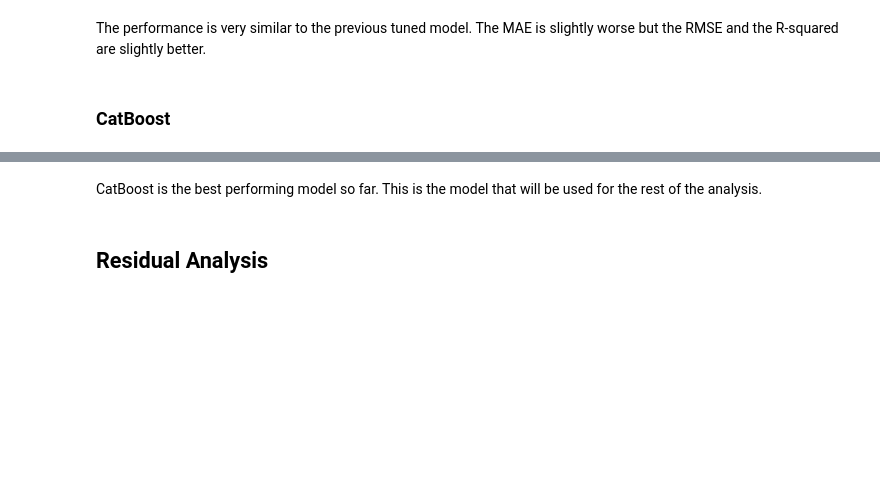
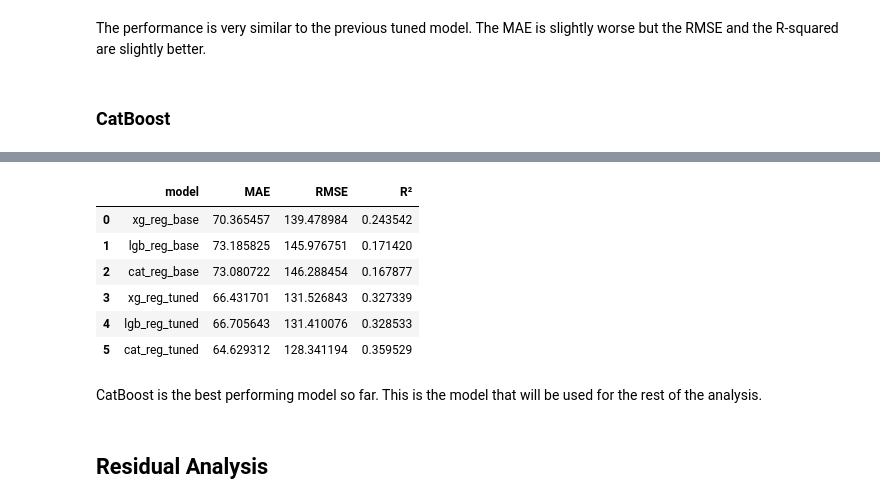
Before and after one commit to nadpierre/stm-transit-delay-prediction, a Jupyter notebook: notebooks/data_modeling.ipynb, the cells around one changed output, grey strips where cells are left out. Cells and saved outputs as stored; diff of their text form; code cells hidden in the pictures; blank space fills up the shorter version.

```diff
--- a/notebooks/data_modeling.ipynb
+++ b/notebooks/data_modeling.ipynb
@@ -164,8 +164,8 @@ Did not meet early stopping. Best iteration is:
 # Evaluate model
 y_pred = lgb_reg_base.predict(X_val)
 
-reg_metrics_df = add_reg_metrics(reg_metrics_df, y_pred, y_val, 'lgb_reg_base')
-reg_metrics_df
+metrics_df = add_reg_metrics(metrics_df, y_pred, y_val, 'lgb_reg_base')
+metrics_df
 # %% [output]
 |  | model | MAE | RMSE | R² |
 | 0 | xg_reg_base | 70.365457 | 139.478984 | 0.243542 |
@@ -205,8 +205,8 @@ bestIteration = 99
 # Evaluate model
 y_pred = cat_reg_base.predict(X_val)
 
-reg_metrics_df = add_reg_metrics(reg_metrics_df, y_pred, y_val, 'cat_reg_base')
-reg_metrics_df
+metrics_df = add_reg_metrics(metrics_df, y_pred, y_val, 'cat_reg_base')
+metrics_df
 # %% [output]
 |  | model | MAE | RMSE | R² |
 | 0 | xg_reg_base | 70.365457 | 139.478984 | 0.243542 |
@@ -300,8 +300,8 @@ xg_reg_tuned = xgb.train(
 # Evaluate model
 y_pred = xg_reg_tuned.predict(xg_val_data)
 
-reg_metrics_df = add_reg_metrics(reg_metrics_df, y_pred, y_val, 'xg_reg_tuned')
-reg_metrics_df
+metrics_df = add_reg_metrics(metrics_df, y_pred, y_val, 'xg_reg_tuned')
+metrics_df
 # %% [output]
 |  | model | MAE | RMSE | R² |
 | 0 | xg_reg_base | 70.365457 | 139.478984 | 0.243542 |
@@ -401,8 +401,8 @@ Did not meet early stopping. Best iteration is:
 # Evaluate model
 y_pred = lgb_reg_tuned.predict(X_val)
 
-reg_metrics_df = add_reg_metrics(reg_metrics_df, y_pred, y_val, 'lgb_reg_tuned')
-reg_metrics_df
+metrics_df = add_reg_metrics(metrics_df, y_pred, y_val, 'lgb_reg_tuned')
+metrics_df
 # %% [output]
 |  | model | MAE | RMSE | R² |
 | 0 | xg_reg_base | 70.365457 | 139.478984 | 0.243542 |
@@ -460,9 +490,17 @@ cat_reg_tuned.fit(X_train, y_train, eval_set=(X_val, y_val), early_stopping_roun
 # %%
 # Evaluate model
 y_pred = cat_reg_tuned.predict(X_val)
 
-reg_metrics_df = add_reg_metrics(reg_metrics_df, y_pred, y_val, 'cat_reg_tuned')
-reg_metrics_df
+metrics_df = add_reg_metrics(metrics_df, y_pred, y_val, 'cat_reg_tuned')
+metrics_df
+# %% [output]
+|  | model | MAE | RMSE | R² |
+| 0 | xg_reg_base | 70.365457 | 139.478984 | 0.243542 |
+| 1 | lgb_reg_base | 73.185825 | 145.976751 | 0.171420 |
+| 2 | cat_reg_base | 73.080722 | 146.288454 | 0.167877 |
+| 3 | xg_reg_tuned | 66.431701 | 131.526843 | 0.327339 |
+| 4 | lgb_reg_tuned | 66.705643 | 131.410076 | 0.328533 |
+| 5 | cat_reg_tuned | 64.629312 | 128.341194 | 0.359529 |
 # %% [markdown]
 CatBoost is the best performing model so far. This is the model that will be used for the rest of the analysis.
 # %% [markdown]
```
Also changed, not shown: parts of 13 cells of this notebook, 3 other files.
